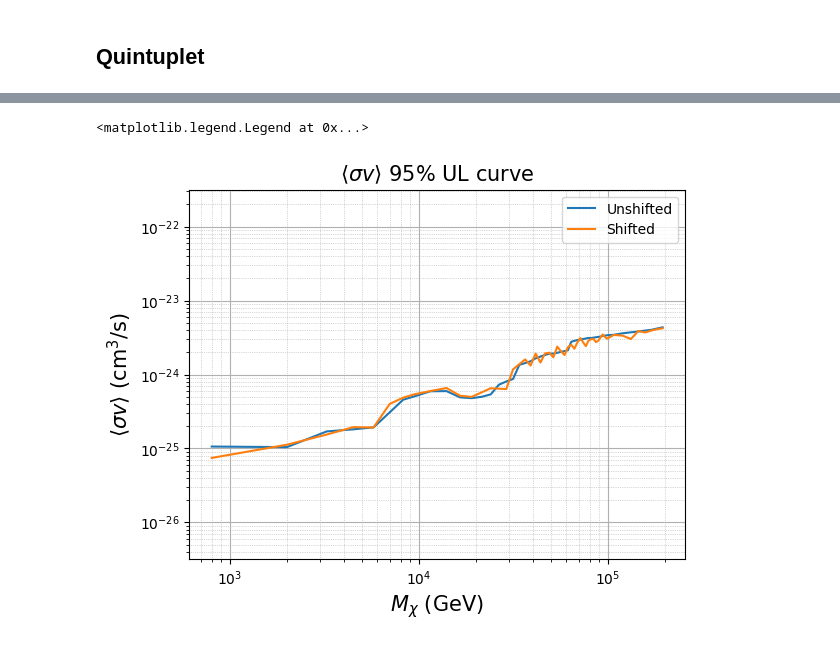
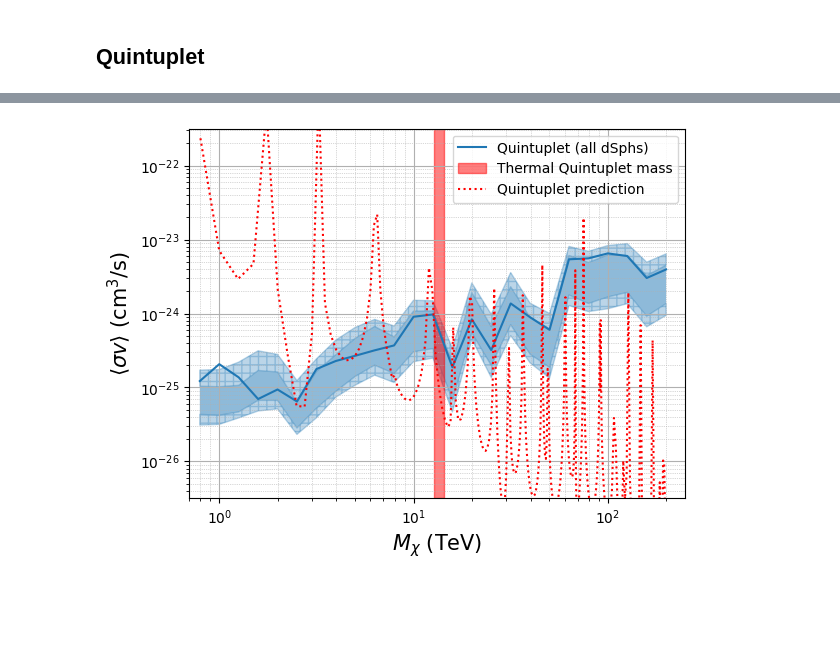
Before and after one commit to takdg123/dm_analysis, a Jupyter notebook: Wino/Plotting.ipynb, the cells around one changed output, grey strips where cells are left out. Saved outputs shown, nothing was run; the diff lists cells and outputs as text; code cells hidden in the pictures; blank space fills up the shorter version.

```diff
--- a/Wino/Plotting.ipynb
+++ b/Wino/Plotting.ipynb
@@ -30,8 +51,11 @@ plt.legend(loc=1)
-# %%
-plotULcurve("wino_no_eshift_final", label="Unshifted")
-plotULcurve("wino_eshift_final", label="Shifted")
-
-plt.legend(loc=1)
-# %% [output]
-<matplotlib.legend.Legend at 0x...>
-[figure, removed]
+# %%
+plotULcurve("quintuplet_final_all",  label="Quintuplet (all dSphs)", units="TeV")
+plotExpULcurve("EventDisplay_stacked_quintuplet_1D_gaus_exp", label="", units="TeV")
+
+plotPredictedLine(color="r", quintuplet=True, label="Quintuplet prediction", blabel = "Thermal Quintuplet mass", units="TeV")
+plt.legend(loc=1)
+plt.title("")
+plt.xlim(0.7, 250)
+plt.savefig("quintuplet_exp.pdf")
+# %% [output]
+[figure, added]
```
Also changed, not shown: parts of 12 cells of this notebook, 14 other files.
